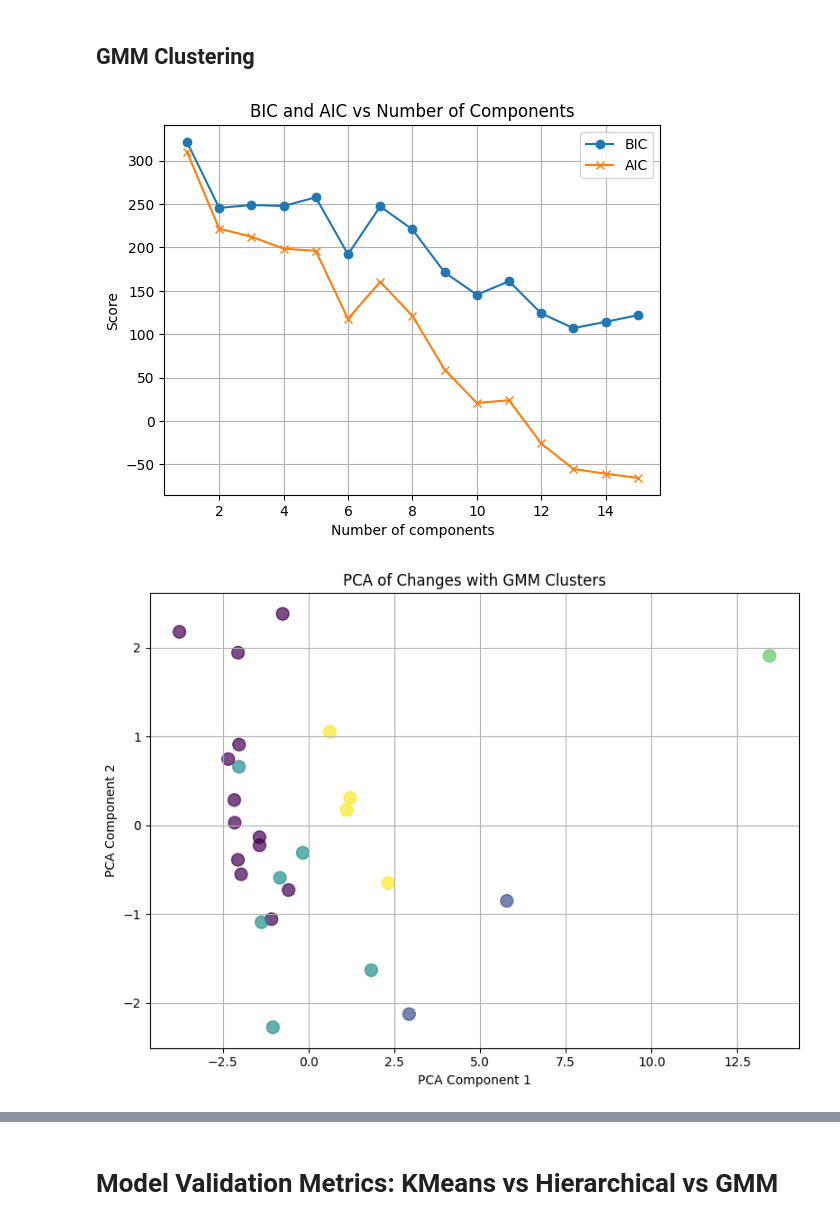
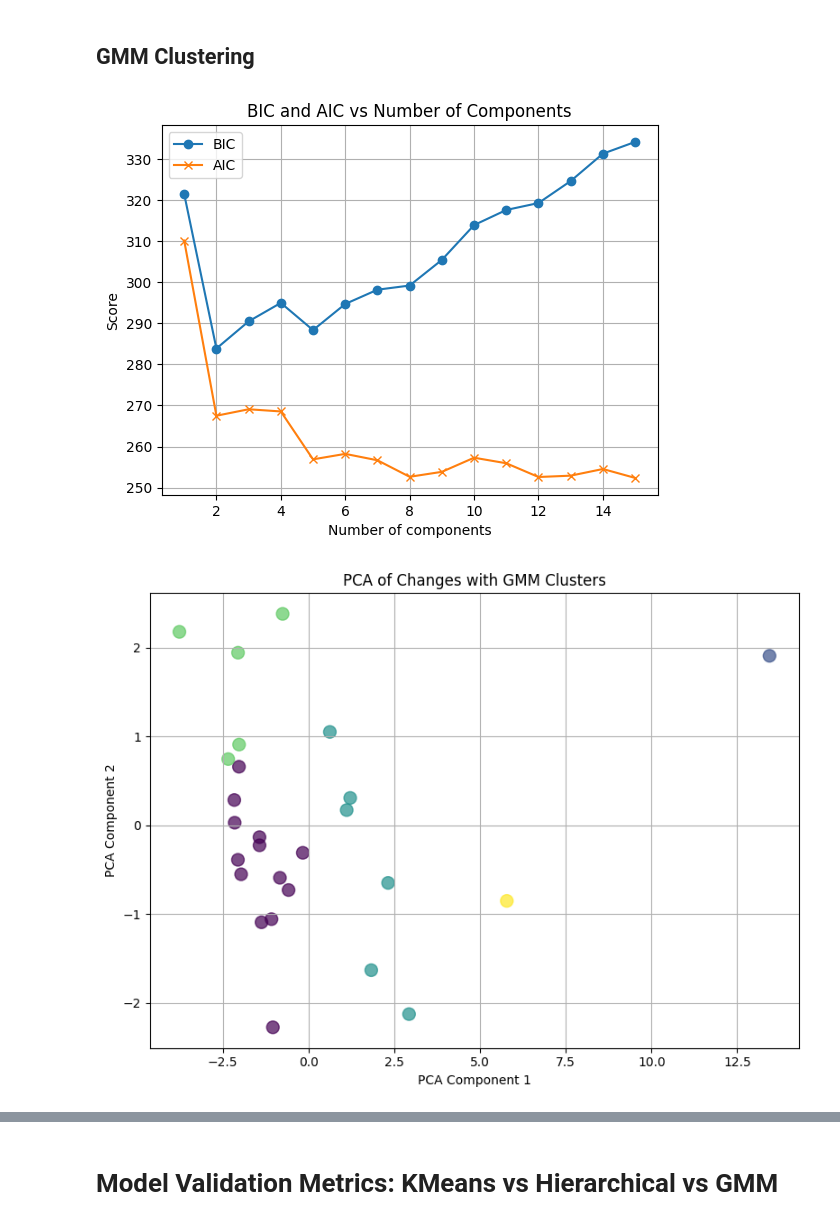
Before and after one commit to raquelmdtum/CDA-case2, a Jupyter notebook: group16_case2.ipynb, the cells around one changed output, grey strips where cells are left out. Saved outputs shown, nothing was run; the diff lists cells and outputs as text; code cells hidden in the pictures.

```diff
--- a/group16_case2.ipynb
+++ b/group16_case2.ipynb
@@ -475,40 +473,28 @@ plt.show()
 # %% [markdown]
 ## GMM Clustering
-# %%
-k = 15
-BIC = np.zeros((k))
-AIC = np.zeros((k))
-# Investigate AIC + BIC
-for k in range(1,k+1):
-    # See https://scikit-learn.org/stable/modules/generated/sklearn.mixture.GaussianMixture.html
-    #Notice the different extra parameters in the provided Gaussian Mixture function - they might be necessary.
-
-    gaussMix = GaussianMixture(n_components = k, covariance_type  = "full", max_iter = 1000, reg_covar = 0.01)
-    BIC[k-1] = gaussMix.fit(task_data_scaled_reduced).bic(task_data_scaled_reduced)
-    AIC[k-1] = gaussMix.fit(task_data_scaled_reduced).aic(task_data_scaled_reduced)
 # %%
 bic_scores = []
 aic_scores = []
 
-for k in range(1,k+1):
-    gmm = GaussianMixture(n_components=k, random_state=42)
+for k in range(1,16):
+    gmm = GaussianMixture(n_components=k, random_state=42, covariance_type  = "tied", max_iter = 1000, reg_covar=1e-3)
     gmm.fit(task_data_scaled_reduced)
     bic_scores.append(gmm.bic(task_data_scaled_reduced))
     aic_scores.append(gmm.aic(task_data_scaled_reduced))
 
 plt.plot(range(1, 16), bic_scores, label='BIC', marker='o')
 plt.plot(range(1, 16), aic_scores, label='AIC', marker='x')
 plt.xlabel('Number of components')
 plt.ylabel('Score')
 plt.title('BIC and AIC vs Number of Components')
 plt.legend()
 plt.grid(True)
 plt.show()
 # %% [output]
-[figure, old version]
+[figure, new version]
 # %%
 # Fit GMM
-gmm = GaussianMixture(n_components=5, covariance_type='full', random_state=42, max_iter = 1000, reg_covar = 0.01)
+gmm = GaussianMixture(n_components=5, covariance_type='tied', random_state=42, max_iter = 1000, reg_covar=1e-3)
 gmm_labels = gmm.fit_predict(task_data_scaled_reduced)
 
 # Plot PCA with clusters
@@ -521,7 +507,7 @@ plt.grid(True)
 plt.tight_layout()
 plt.show()
 # %% [output]
-[figure, old version]
+[figure, new version]
 # %%
 # Visualize clusters (optional, based on PCA if necessary)
 plt.figure(figsize=(8, 8))
```
Also changed, not shown: parts of 20 cells of this notebook, 1 other file.
